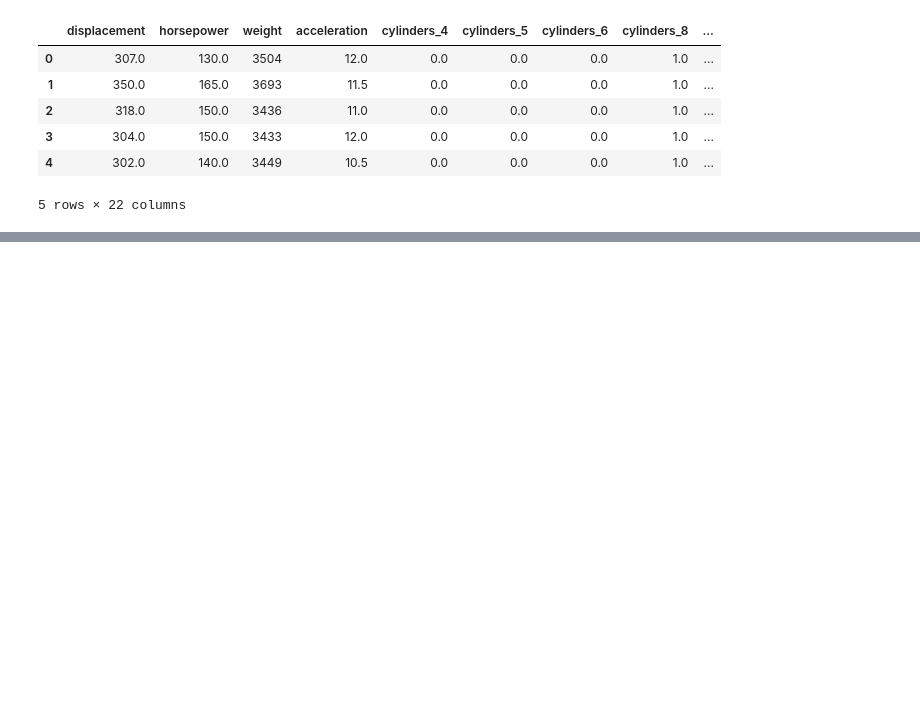
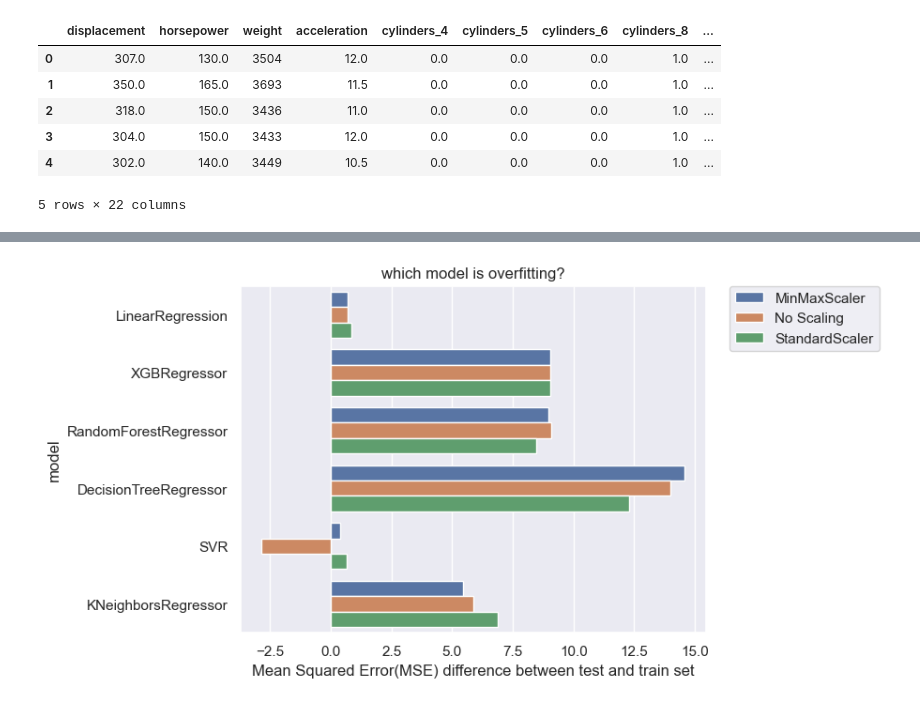
Before and after one commit to calony/SQL_ML_pipeline, a Jupyter notebook: SQL_Pipeline.ipynb, the cells around one changed output, grey strips where cells are left out. Saved outputs shown, nothing was run; the diff lists cells and outputs as text; code cells hidden in the pictures; blank space fills up the shorter version.

```diff
--- a/SQL_Pipeline.ipynb
+++ b/SQL_Pipeline.ipynb
@@ -224,0 +227,5 @@ plt.xlabel('Mean Squared Error(MSE)');
+# %%
+# Evaluate which model is overfitting
+
+results['mse_diff'] = results['mse_test'] - results['mse_train']
+results.sort_values(by='mse_diff', ascending=False)
@@ -224,0 +250,9 @@ plt.xlabel('Mean Squared Error(MSE)');
+# %%
+# plot the results
+
+sns.barplot(x='mse_diff', y='model', hue='scaler', data=results)
+plt.legend(bbox_to_anchor=(1.05, 1), loc=2, borderaxespad=0.)
+plt.title('which model is overfitting?')
+plt.xlabel('Mean Squared Error(MSE) difference between test and train set');
+# %% [output]
+[figure, added]
```
Also changed, not shown: parts of 5 cells of this notebook.
